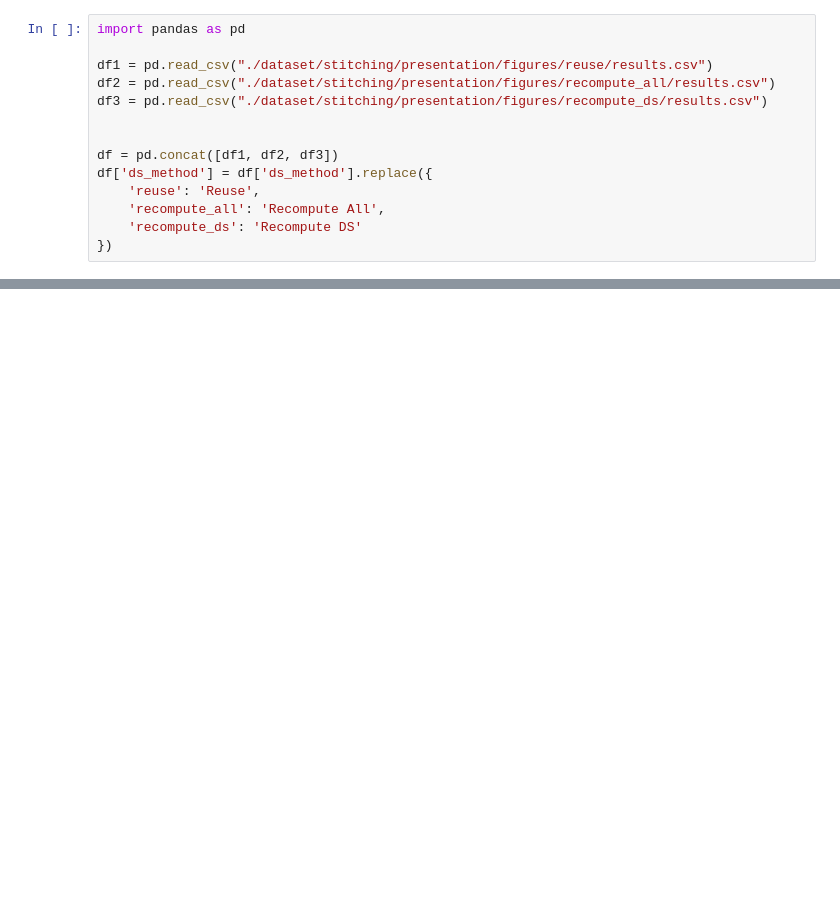
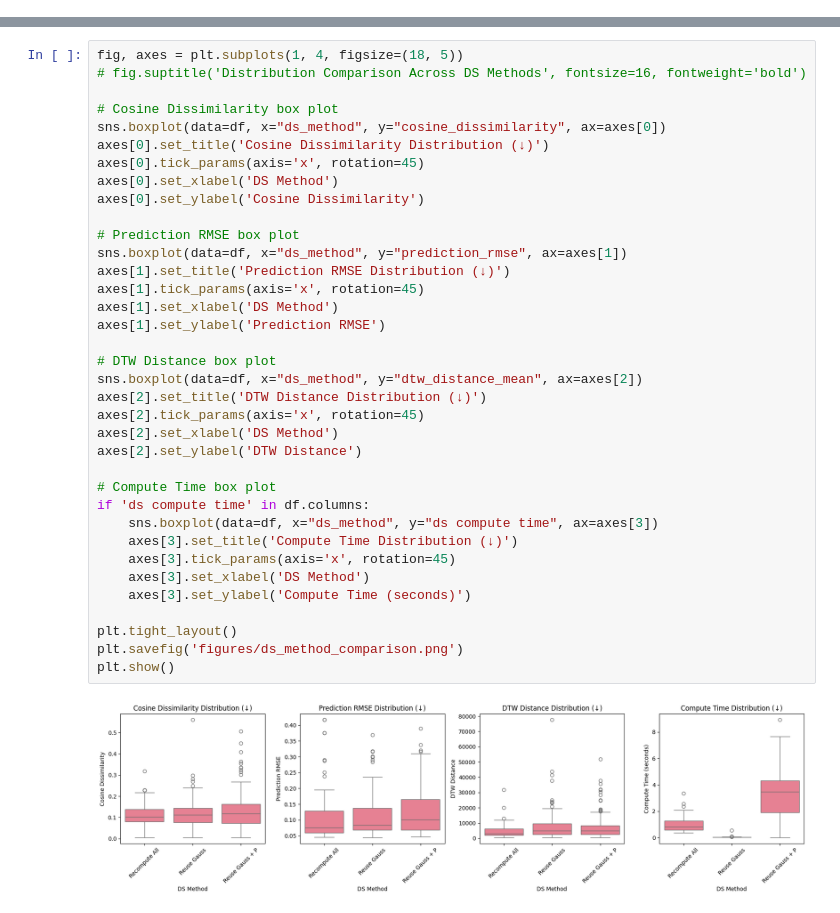
Before and after one commit to KilianFt/DemoStitching, a Jupyter notebook: plots.ipynb, the cells around one changed output, grey strips where cells are left out. Cells and saved outputs as stored; diff of their text form; blank space fills up the shorter version.

```diff
--- a/plots.ipynb
+++ b/plots.ipynb
@@ -1,14 +0,0 @@
-# %%
-import pandas as pd
-
-df1 = pd.read_csv("./dataset/stitching/presentation/figures/reuse/results.csv")
-df2 = pd.read_csv("./dataset/stitching/presentation/figures/recompute_all/results.csv")
-df3 = pd.read_csv("./dataset/stitching/presentation/figures/recompute_ds/results.csv")
-
-
-df = pd.concat([df1, df2, df3])
-df['ds_method'] = df['ds_method'].replace({
-    'reuse': 'Reuse',
-    'recompute_all': 'Recompute All',
-    'recompute_ds': 'Recompute DS'
-})
@@ -173,0 +78,38 @@ df.groupby("ds_method").mean()["prediction_rmse"].plot(kind="bar")
+# %%
+fig, axes = plt.subplots(1, 4, figsize=(18, 5))
+# fig.suptitle('Distribution Comparison Across DS Methods', fontsize=16, fontweight='bold')
+
+# Cosine Dissimilarity box plot
+sns.boxplot(data=df, x="ds_method", y="cosine_dissimilarity", ax=axes[0])
+axes[0].set_title('Cosine Dissimilarity Distribution (↓)')
+axes[0].tick_params(axis='x', rotation=45)
+axes[0].set_xlabel('DS Method')
+axes[0].set_ylabel('Cosine Dissimilarity')
+
+# Prediction RMSE box plot
+sns.boxplot(data=df, x="ds_method", y="prediction_rmse", ax=axes[1])
+axes[1].set_title('Prediction RMSE Distribution (↓)')
+axes[1].tick_params(axis='x', rotation=45)
+axes[1].set_xlabel('DS Method')
+axes[1].set_ylabel('Prediction RMSE')
+
+# DTW Distance box plot
+sns.boxplot(data=df, x="ds_method", y="dtw_distance_mean", ax=axes[2])
+axes[2].set_title('DTW Distance Distribution (↓)')
+axes[2].tick_params(axis='x', rotation=45)
+axes[2].set_xlabel('DS Method')
+axes[2].set_ylabel('DTW Distance')
+
+# Compute Time box plot
+if 'ds compute time' in df.columns:
+    sns.boxplot(data=df, x="ds_method", y="ds compute time", ax=axes[3])
+    axes[3].set_title('Compute Time Distribution (↓)')
+    axes[3].tick_params(axis='x', rotation=45)
+    axes[3].set_xlabel('DS Method')
+    axes[3].set_ylabel('Compute Time (seconds)')
+
+plt.tight_layout()
+plt.savefig('figures/ds_method_comparison.png')
+plt.show()
+# %% [output]
+[figure, added]
```
Also changed, not shown: parts of 8 cells of this notebook, 9 other files.
